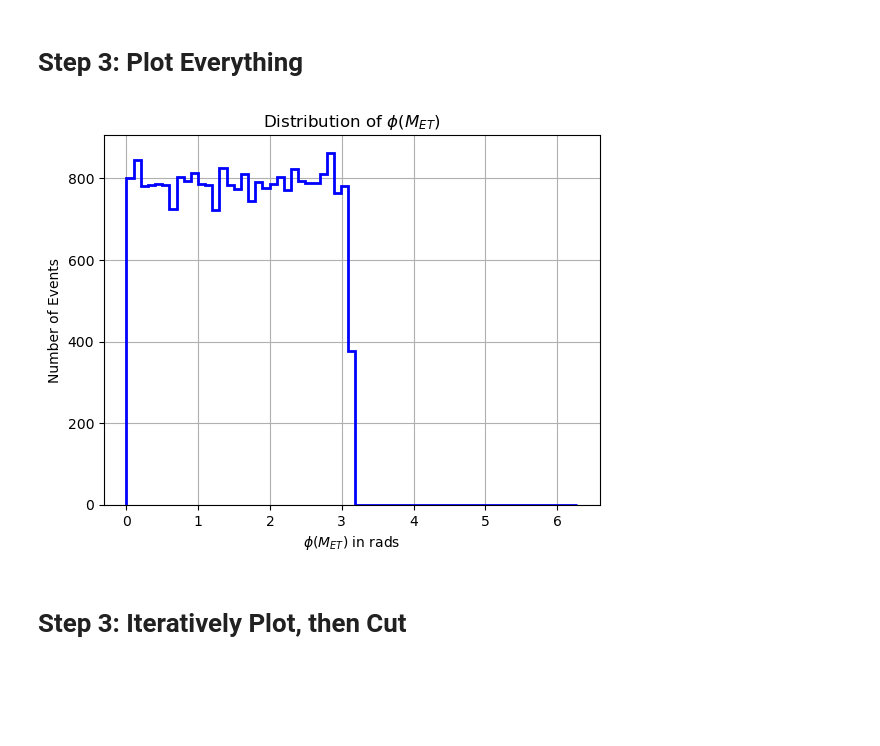
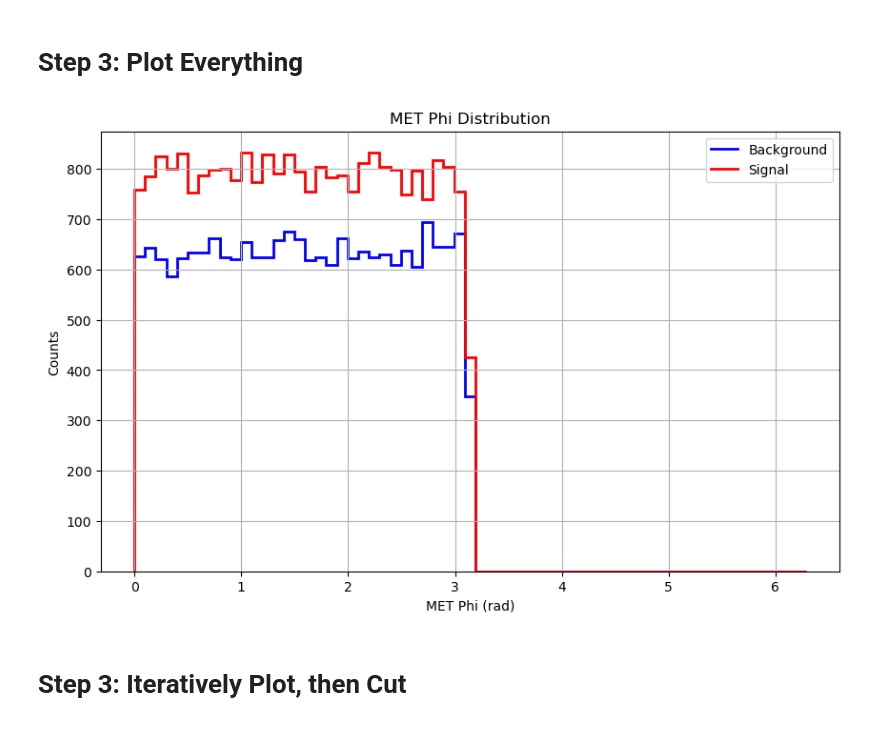
Before and after one commit to MarioPardo/UDEA_HEP_Analysis, a Jupyter notebook: AnalysisTemplate.ipynb, the cells around one changed output. Cells and saved outputs as stored; diff of their text form; code cells hidden in the pictures; blank space fills up the shorter version.

Commit message:
not using coffea for now, weights working. IPR

```diff
--- a/AnalysisTemplate.ipynb
+++ b/AnalysisTemplate.ipynb
@@ -67,25 +39,75 @@ signal_data = {
+# %%
+#Signal Data
+signal_tree = signal_file[tree_name]
+signal_weights = signal_tree["Event/Event.Weight"].array(library="np")
+normalized_signal_weights = signal_weights / np.mean(signal_weights)
+
+signal_met_phi = signal_tree["MissingET.Phi"].array(library="np")
+
+
+#Background Data
+background_tree = background_file[tree_name]
+background_weights = background_tree["Event/Event.Weight"].array(library="np")
+normalized_background_weights = background_weights / np.mean(background_weights)
+
+background_met_phi = background_tree["MissingET.Phi"].array(library="np")
 # %% [markdown]
 <h1> Step 3: Plot Everything </h1>
 # %%
 binning = {
     "PT": {"range": (20, 300), "bins": 14},  # (300 - 20) / 20 = 14 bins
     "Eta*Eta": {"range": (-25, 25), "bins": 500},  # (25 - (-25)) / 0.1 = 500 bins
     "Delta_Eta": {"range": (0, 10), "bins": 100},  # (10 - 0) / 0.1 = 100 bins
     "Transverse": {"range": (500, 2000), "bins": 75},  # (2000 - 500) / 20 = 75 bins
     "Eta": {"range": (-5, 5), "bins": 100},  # (5 - (-5)) / 0.1 = 100 bins
     "Phi": {"range": (0, 2 * np.pi), "bins": 63}  # (2 * pi - 0) / 0.1 = 63 bins
 }
 
+# Create histograms
+met_phi_hist_background = Hist(
+    axis.Regular(binning["Phi"]["bins"], *binning["Phi"]["range"], name="MET_Phi", label="MET Phi (rad)")
+)
+met_phi_hist_signal = Hist(
+    axis.Regular(binning["Phi"]["bins"], *binning["Phi"]["range"], name="MET_Phi", label="MET Phi (rad)")
+)
+
+# Fill histograms with data
+met_phi_hist_background.fill(MET_Phi=background_met_phi,weight = normalized_background_weights)
+met_phi_hist_signal.fill(MET_Phi=signal_met_phi,weight = normalized_signal_weights)
 
 
-#S_Phi_Met
-plt.hist(signal_data["Met_phi"], bins=binning['Phi']['bins'], range=binning['Phi']['range'], histtype='step', linewidth=2, color='b')
-plt.xlabel('$\phi$($M_{ET}$) in rads')
-plt.ylabel('Number of Events')
-plt.title('Distribution of $\phi$($M_{ET})$')
+
+# Plotting the histograms
+plt.figure(figsize=(10, 6))
+
+# Background histogram
+plt.stairs(
+    met_phi_hist_background.values(),
+    met_phi_hist_background.axes[0].edges,
+    color='blue',
+    label='Background',
+    linewidth=2
+)
+
+# Signal histogram
+plt.stairs(
+    met_phi_hist_signal.values(),
+    met_phi_hist_signal.axes[0].edges,
+    color='red',
+    label='Signal',
+    linewidth=2
+)
+
+# Add labels and legend
+plt.xlabel('MET Phi (rad)')
+plt.ylabel('Counts')
+plt.title('MET Phi Distribution')
+plt.legend()
 plt.grid(True)
+
+# Show the plot
 plt.show()
 # %% [output]
-[figure, old version]
+[figure, new version]
 # %% [markdown]
 <h1> Step 3: Iteratively Plot, then Cut <h1>
```
Also changed, not shown: parts of 3 cells of this notebook, 6 other files.
